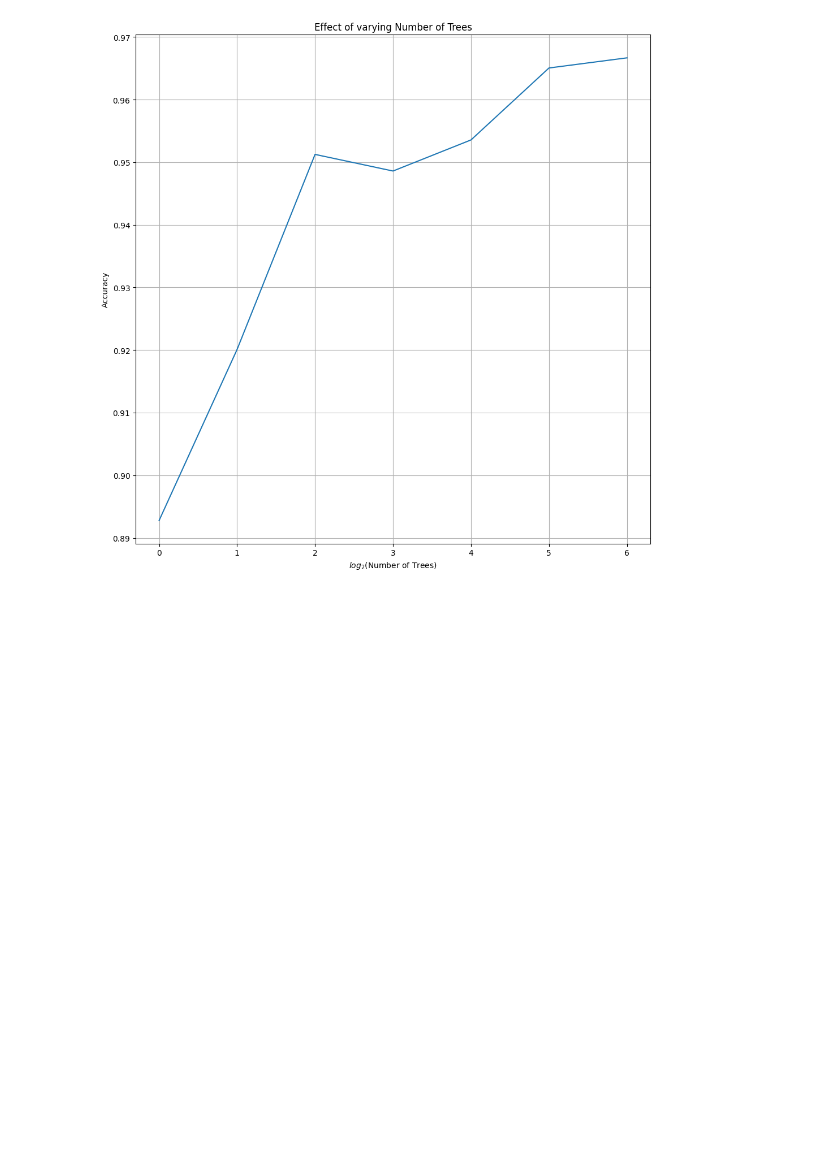
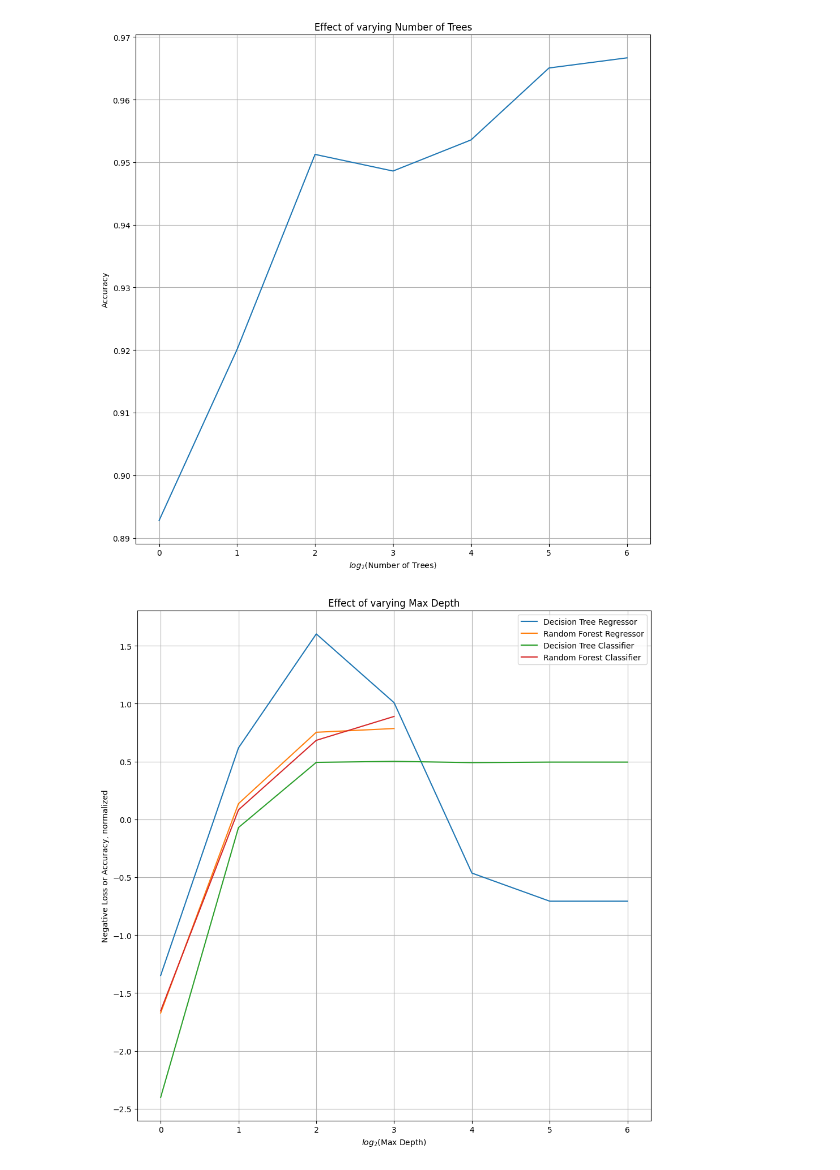
Before and after one commit to COSC5557/hyperparameter-optimization-Mikey-E, a Jupyter notebook: HPO.ipynb, the cells around one changed output. Saved outputs shown, nothing was run; the diff lists cells and outputs as text; code cells hidden in the pictures; blank space fills up the shorter version.

```diff
--- a/HPO.ipynb
+++ b/HPO.ipynb
@@ -342,11 +361,11 @@ performances = GS.cv_results_['mean_test_score']
 
 #Group hyperparam data pre-evaluation
 hyperparam_data = [
-    (hp_list_max_depth, hp_list_max_depth_exponents, cv_max_depth, "Max Depth"),
-    (hp_list_min_samples_split, hp_list_min_samples_split_exponents, cv_min_samples_split, "Min Samples for Split"),
+    (hp_list_max_depth_DTC, hp_list_max_depth_exponents_DTC, cv_max_depth, "max_depth"),
+    (hp_list_min_samples_split_DTC, hp_list_min_samples_split_exponents_DTC, cv_min_samples_split, "min_samples_split"),
 ]
 
-evaluate(GS.best_params_, hyperparam_data, performances, "decision_tree_classifier", is_regression=False)
+params_evals_DTC = evaluate(GS.best_params_, hyperparam_data, performances, "decision_tree_classifier", is_regression=False)
 # %% [output]
 Best hyperparams overall:
 {'max_depth': 32, 'min_samples_split': 2}
@@ -422,7 +441,7 @@ parameters = {
 # %%
 #Training (takes about 50 seconds)
 RFC_model = RandomForestClassifier(random_state=0)
-GS = GridSearchCV(RFC_model, parameters, scoring='accuracy')
+GS = GridSearchCV(RFC_model, params_inputs_RFC, scoring='accuracy')
 GS.fit(features_all.to_numpy(), target_all.to_numpy())
 # %% [output]
 GridSearchCV(estimator=RandomForestClassifier(random_state=0),
@@ -443,15 +462,34 @@ performances = GS.cv_results_['mean_test_score']
 
 #Group hyperparam data pre-evaluation
 hyperparam_data = [
-    (hp_list_max_depth, hp_list_max_depth_exponents, cv_max_depth, "Max Depth"),
-    (hp_list_min_samples_split, hp_list_min_samples_split_exponents, cv_min_samples_split, "Min Samples for Split"),
-    (hp_list_n_estimators, hp_list_n_estimators_exponents, cv_n_estimators, "Number of Trees"),
+    (hp_list_max_depth_RFC, hp_list_max_depth_exponents_RFC, cv_max_depth, "max_depth"),
+    (hp_list_min_samples_split_RFC, hp_list_min_samples_split_exponents_RFC, cv_min_samples_split, "min_samples_split"),
+    (hp_list_n_estimators_RFC, hp_list_n_estimators_exponents_RFC, cv_n_estimators, "n_estimators"),
 ]
 
-evaluate(GS.best_params_, hyperparam_data, performances, "random_forest_classifier", is_regression=False)
+params_evals_RFC = evaluate(GS.best_params_, hyperparam_data, performances, "random_forest_classifier", is_regression=False)
 # %% [output]
 Best hyperparams overall:
 {'max_depth': 8, 'min_samples_split': 2, 'n_estimators': 32}
 [figure]
 [figure]
 [figure]
+# %%
+#Graphs that contain multiple models in the same graph
+file_path = "graphs/combos/"
+# %%
+hyperparam = "max_depth"
+plt.figure(figsize=(10,10))
+plt.plot(hp_list_max_depth_exponents_DTR, stats.zscore(params_evals_DTR[hyperparam]), label='Decision Tree Regressor')
+plt.plot(hp_list_max_depth_exponents_RFR, stats.zscore(params_evals_RFR[hyperparam]), label='Random Forest Regressor')
+plt.plot(hp_list_max_depth_exponents_DTC, stats.zscore(params_evals_DTC[hyperparam]), label='Decision Tree Classifier')
+plt.plot(hp_list_max_depth_exponents_RFC, stats.zscore(params_evals_RFC[hyperparam]), label='Random Forest Classifier')
+plt.grid(True)
+plt.title("Effect of varying " + hp_decoder[hyperparam])
+plt.xlabel("$log_2$(" + hp_decoder[hyperparam] + ")")
+plt.ylabel("Negative Loss or Accuracy, normalized")
+plt.legend()
+plt.tight_layout()
+plt.savefig(file_path + "combo_" + hyperparam)
+# %% [output]
+[figure, added]
```
Also changed, not shown: parts of 24 cells of this notebook, 24 other files.
